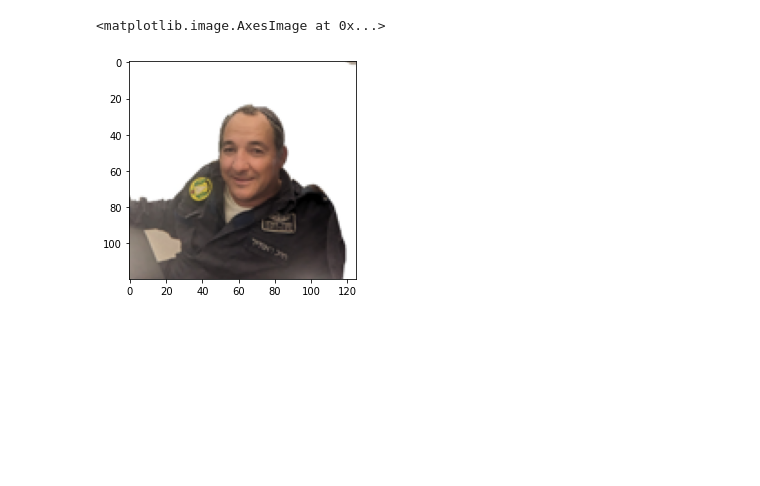
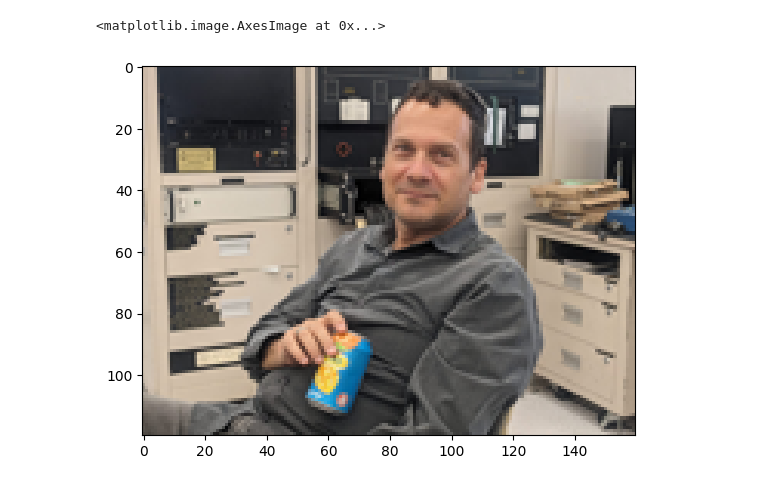
Before and after one commit to Ziv-spec/randomfun, a Jupyter notebook: ml/face.ipynb, the cells around one changed output. Drawn from its saved outputs; the diff is of its cells as text; code cells hidden in the pictures; blank space fills up the shorter version.

```diff
--- a/ml/face.ipynb
+++ b/ml/face.ipynb
@@ -4,15 +4,16 @@ import numpy as np
 from PIL import Image
 # %%
 image_path = 'C:\\Users\\bkand\\Downloads\\tanya-images\\ashush_body.jpeg'
+image_path = 'C:\\Users\\bkand\\Downloads\\shilon.jpeg'
 
 with Image.open(image_path) as im:
     w, h = im.size; ratio = w/h
     im = im.resize((int(ratio*120), 120))
     img = np.asarray(im)
 plt.imshow(img)
 # %% [output]
 <matplotlib.image.AxesImage at 0x...>
-[figure, old version]
+[figure, new version]
 # %%
 # Bayers dithering levels
 M2 = (1/4) * np.array([
```
Also changed, not shown: parts of 9 cells of this notebook, 2 other files.
